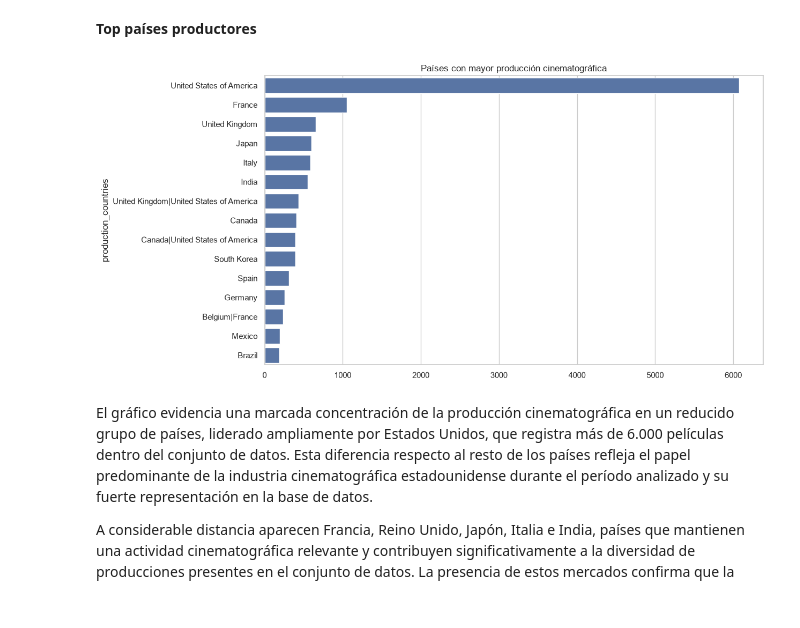
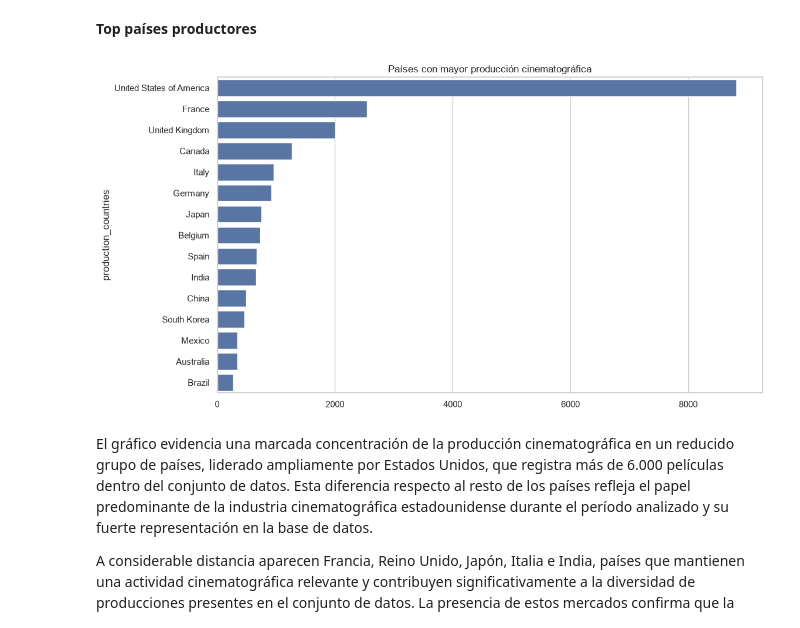
Before and after one commit to yetgx/mcdi500-tmdb-grupo4, a Jupyter notebook: F1/F1_Definicion.ipynb, the cells around one changed output. Cells and saved outputs as stored; diff of their text form; code cells hidden in the pictures.

```diff
--- a/F1/F1_Definicion.ipynb
+++ b/F1/F1_Definicion.ipynb
@@ -534,26 +534,26 @@ Desde la perspectiva del sistema de recomendación, este análisis indica que la
 # %%
 countries = (
     df["production_countries"]
     .dropna()
-    .str.split(",")
+    .str.split("|")
     .explode()
     .str.strip()
 )
 
 top_countries = countries.value_counts().head(15)
 
 plt.figure(figsize=(12,7))
 
 sns.barplot(
     x=top_countries.values,
     y=top_countries.index
 )
 
 plt.title("Países con mayor producción cinematográfica")
 
 plt.show()
 # %% [output]
-[figure, old version]
+[figure, new version]
 # %% [markdown]
 El gráfico evidencia una marcada concentración de la producción cinematográfica en un reducido grupo de países, liderado ampliamente por Estados Unidos, que registra más de 6.000 películas dentro del conjunto de datos. Esta diferencia respecto al resto de los países refleja el papel predominante de la industria cinematográfica estadounidense durante el período analizado y su fuerte representación en la base de datos.
 
```
Also changed, not shown: parts of 2 cells of this notebook.
